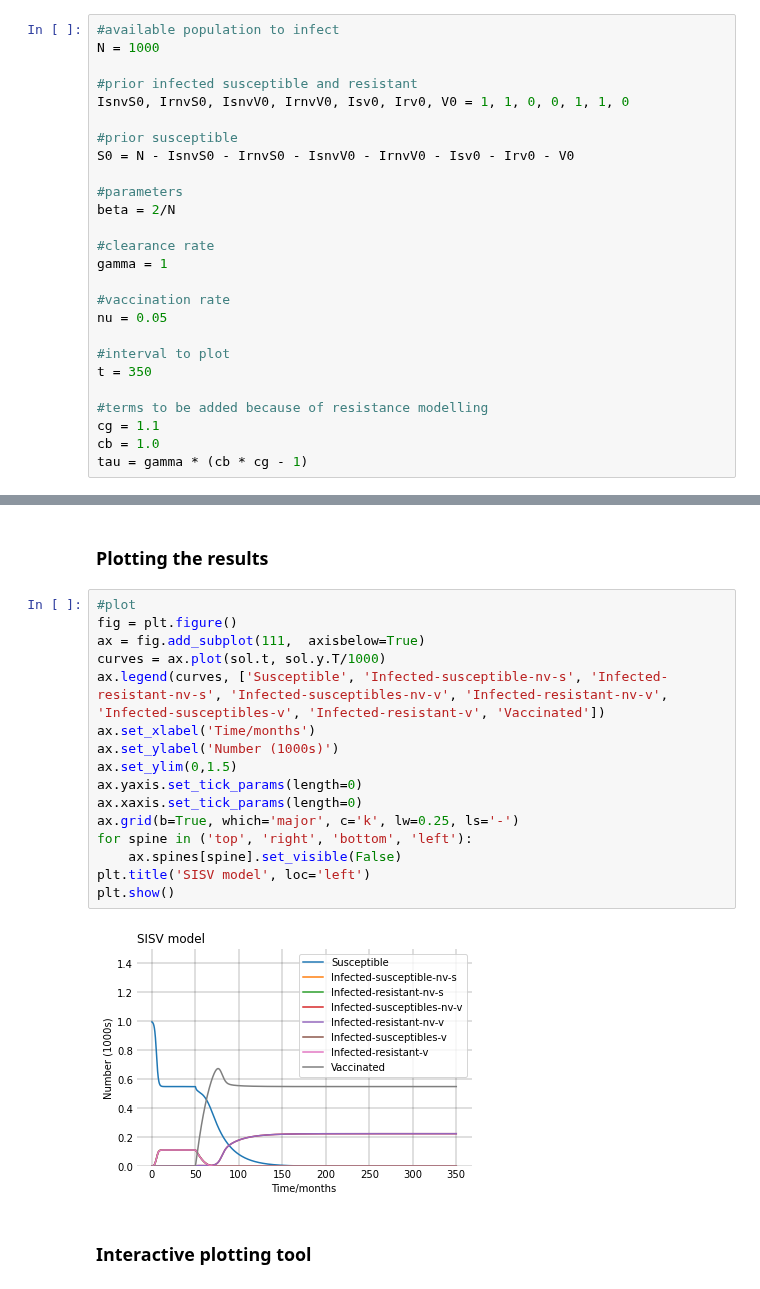
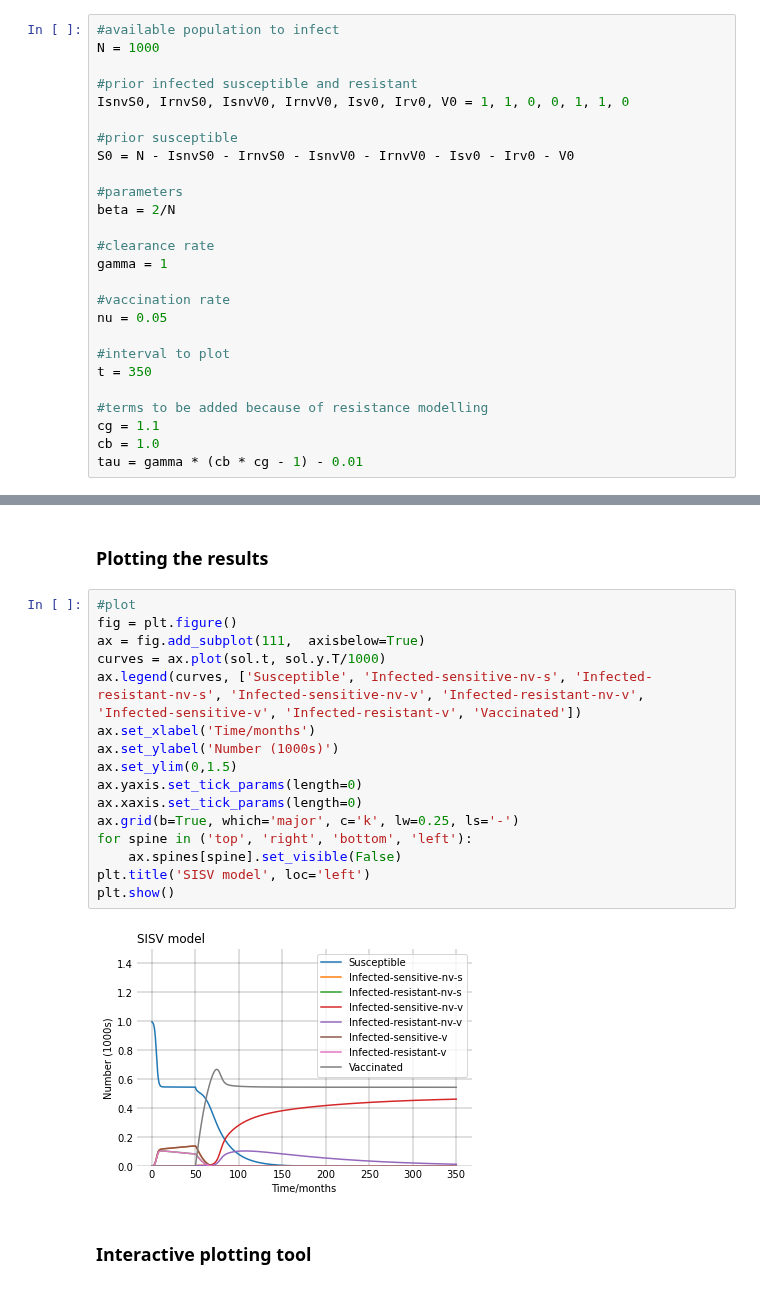
Before and after one commit to mjemons/IDD_TB, a Jupyter notebook: scripts/simulation-SISV.ipynb, the cells around one changed output, grey strips where cells are left out. Saved outputs shown, nothing was run; the diff lists cells and outputs as text.

```diff
--- a/scripts/simulation-SISV.ipynb
+++ b/scripts/simulation-SISV.ipynb
@@ -77,7 +77,7 @@ t = 350
 #terms to be added because of resistance modelling
 cg = 1.1
 cb = 1.0
-tau = gamma * (cb * cg - 1)
+tau = gamma * (cb * cg - 1) - 0.01
 # %%
 #PRE: all variables are positive integers
 #POST: The SISV model on antibiotic resistance with vaccine rollout
@@ -117,21 +117,21 @@ sol = solve_ivp(SISV, [0,t], y0, rtol=1e-6, method = 'RK23', dense_output = True
 # %%
 #plot
 fig = plt.figure()
 ax = fig.add_subplot(111,  axisbelow=True)
 curves = ax.plot(sol.t, sol.y.T/1000)
-ax.legend(curves, ['Susceptible', 'Infected-susceptible-nv-s', 'Infected-resistant-nv-s', 'Infected-susceptibles-nv-v', 'Infected-resistant-nv-v', 'Infected-susceptibles-v', 'Infected-resistant-v', 'Vaccinated'])
+ax.legend(curves, ['Susceptible', 'Infected-sensitive-nv-s', 'Infected-resistant-nv-s', 'Infected-sensitive-nv-v', 'Infected-resistant-nv-v', 'Infected-sensitive-v', 'Infected-resistant-v', 'Vaccinated'])
 ax.set_xlabel('Time/months')
 ax.set_ylabel('Number (1000s)')
 ax.set_ylim(0,1.5)
 ax.yaxis.set_tick_params(length=0)
 ax.xaxis.set_tick_params(length=0)
 ax.grid(b=True, which='major', c='k', lw=0.25, ls='-')
 for spine in ('top', 'right', 'bottom', 'left'):
     ax.spines[spine].set_visible(False)
 plt.title('SISV model', loc='left')
 plt.show()
 # %% [output]
-[figure, old version]
+[figure, new version]
 # %% [markdown]
 ### Interactive plotting tool
 # %%
```
Also changed, not shown: parts of 1 cell of this notebook, 1 other file.
